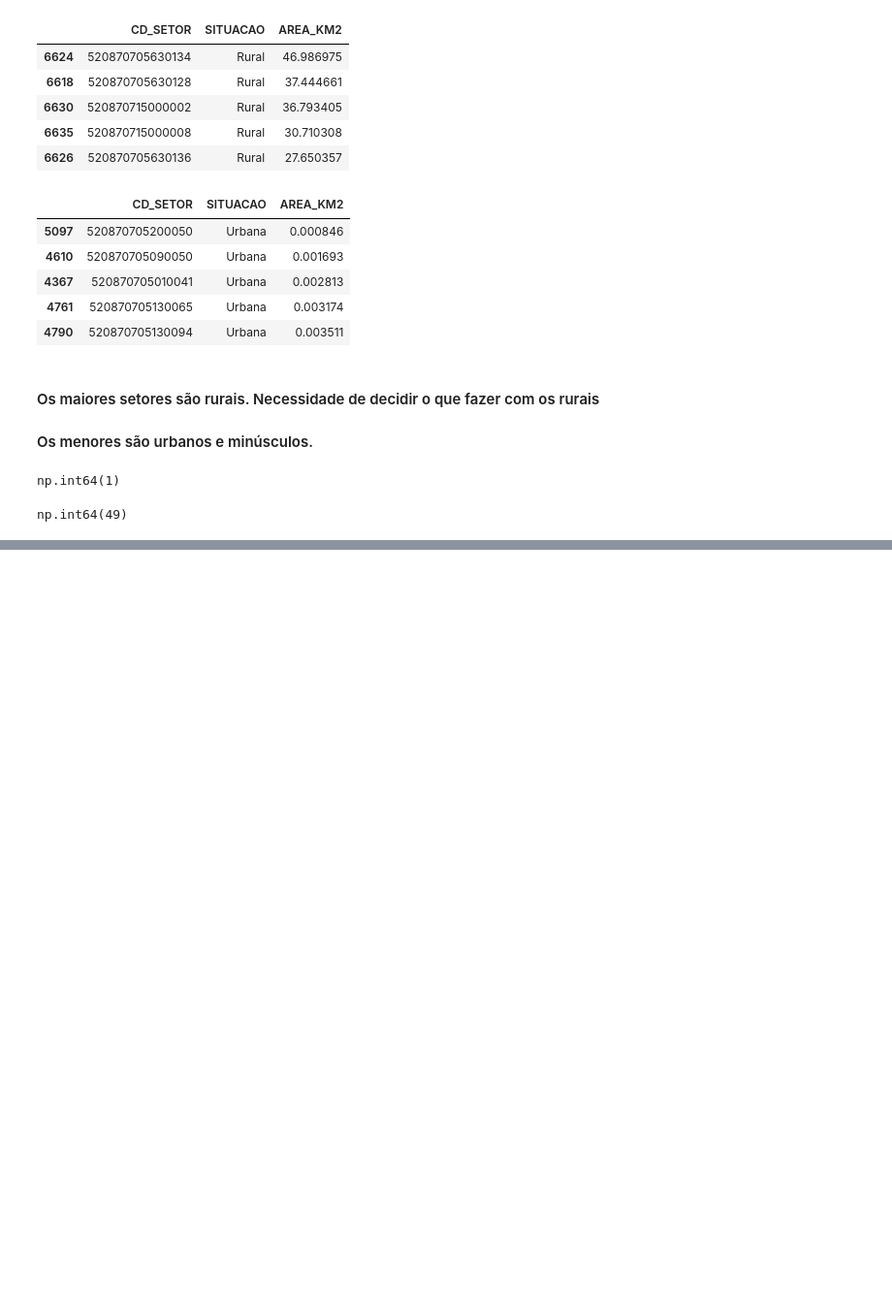
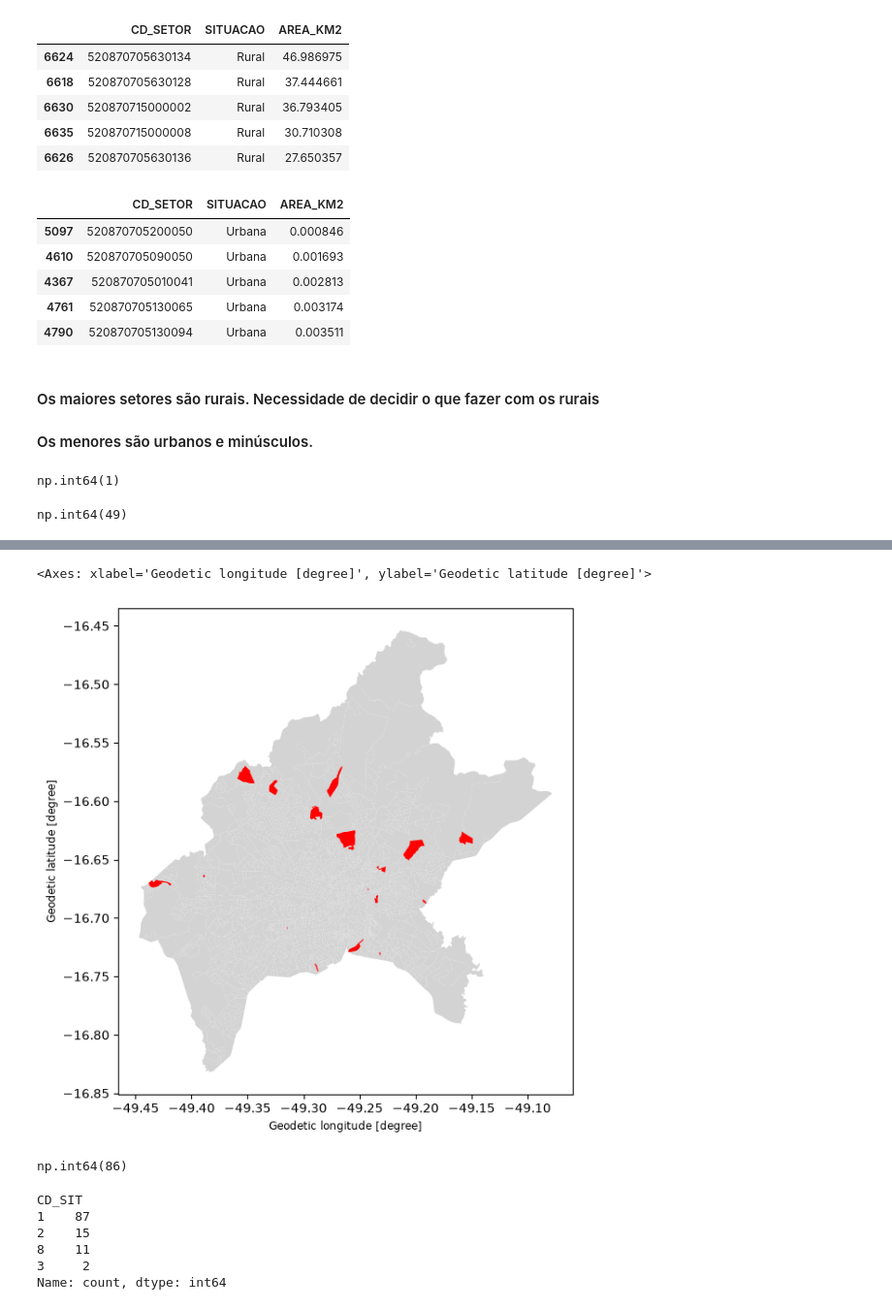
Before and after one commit to HannahGrecco/goiania-thermal-justice, a Jupyter notebook: notebooks/01_data_prep.ipynb, the cells around one changed output, grey strips where cells are left out. Shown at 97% size. Cells and saved outputs as stored; diff of their text form; code cells hidden in the pictures; blank space fills up the shorter version.

```diff
--- a/notebooks/01_data_prep.ipynb
+++ b/notebooks/01_data_prep.ipynb
@@ -164,0 +290,3 @@ goiania_sectors.to_file(PROCESSED / "goiania_sectors.gpkg", driver="GPKG")
+# %%
+merged["has_income"] = merged["V06006"].notna()
+merged["has_income"].sum()
@@ -164,0 +389,3 @@ goiania_sectors.to_file(PROCESSED / "goiania_sectors.gpkg", driver="GPKG")
+# %%
+merged["in_rural_zone"] = merged["NM_SUBDIST"] == "U.T.P. Zona Rural"
+merged["in_rural_zone"].sum()
@@ -164,0 +416,5 @@ goiania_sectors.to_file(PROCESSED / "goiania_sectors.gpkg", driver="GPKG")
+# %%
+merged["income_quintile"] = pd.qcut(
+    merged.loc[merged["has_income"], "V06006"], 5, labels=[1, 2, 3, 4, 5]
+)
+merged["income_quintile"].value_counts().sort_index()
@@ -164,0 +440,22 @@ goiania_sectors.to_file(PROCESSED / "goiania_sectors.gpkg", driver="GPKG")
+# %%
+merged["income_quintile"] = merged["income_quintile"].astype("Int64")
+# %%
+ax = merged.plot(color="lightgrey", figsize=(7, 7))
+merged[~merged["has_income"]].plot(ax=ax, color="red")
+# %% [output]
+<Axes: xlabel='Geodetic longitude [degree]', ylabel='Geodetic latitude [degree]'>
+[figure, added]
+# %%
+goiania_sectors["NM_FCU"].notna().sum()
+# %% [output]
+np.int64(86)
+# %%
+zr = merged[merged["NM_SUBDIST"] == "U.T.P. Zona Rural"]
+zr["CD_SIT"].value_counts()
+# %% [output]
+CD_SIT
+1    87
+2    15
+8    11
+3     2
+Name: count, dtype: int64
```
Also changed, not shown: parts of 35 cells of this notebook, 3 other files.
